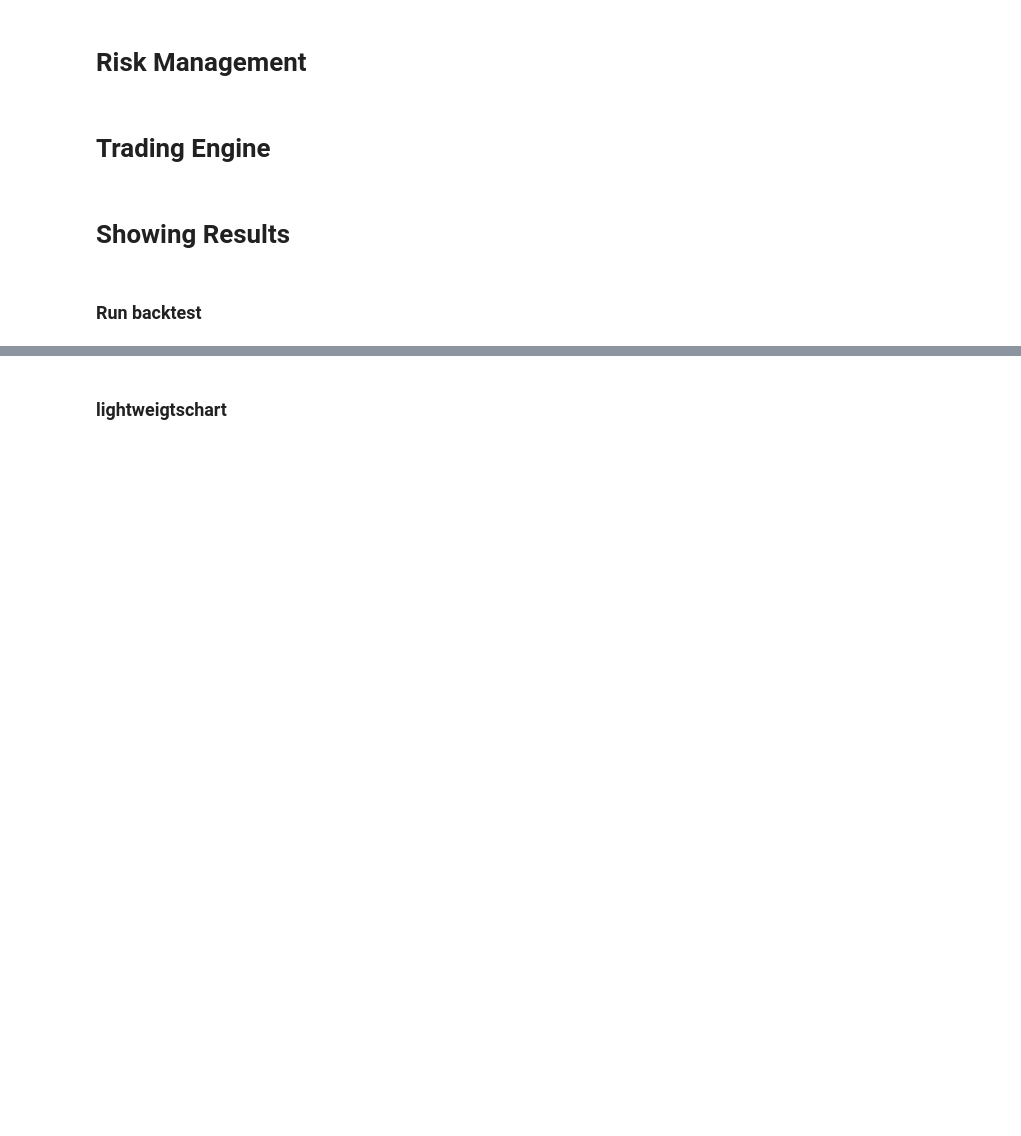
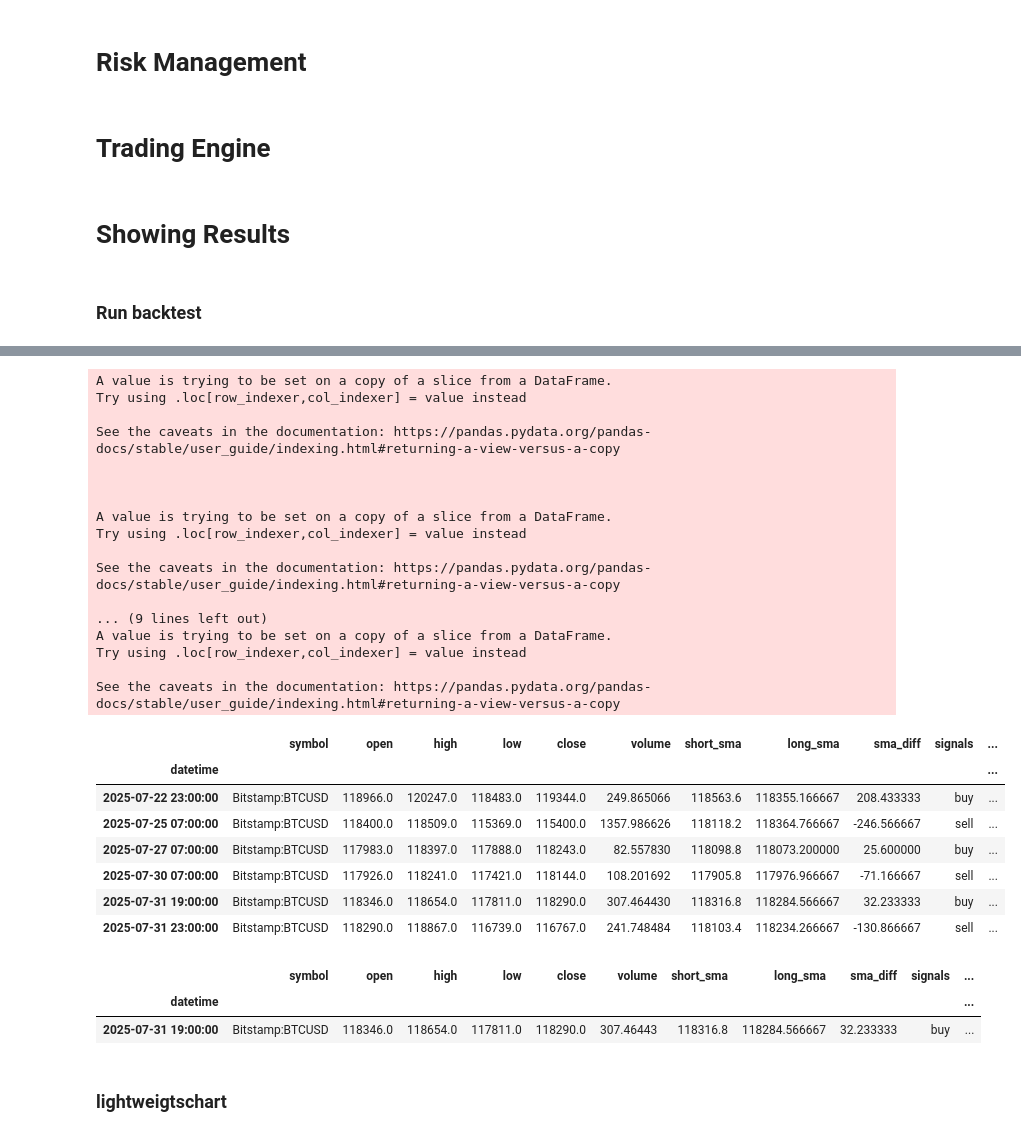
Before and after one commit to Huynh-Tr/autotrading_system, a Jupyter notebook: src/notebooks/trading.ipynb, the cells around one changed output, grey strips where cells are left out. Cells and saved outputs as stored; diff of their text form; code cells hidden in the pictures; blank space fills up the shorter version.

```diff
--- a/src/notebooks/trading.ipynb
+++ b/src/notebooks/trading.ipynb
@@ -2381,3 +2406,42 @@ class TradingEngine:
+# %%
+orders = df_merged[(df_merged['signals'] == 'sell') | (df_merged['signals'] == 'buy')]
+orders['quantity'] = 20000 / orders['close'] * ((orders['sma_diff'] > 0))
+orders['pnl'] = (orders['quantity'] * (orders['close'].shift(-1) - orders['close'])).shift(1).fillna(0) # * ((orders['sma_diff'] < 0) * 2 - 1)).fillna(0)
+orders['pnl'] = 100000 + orders['pnl'].cumsum()
+orders['%'] = ((orders['pnl'] / 100000) - 1) * 100
+orders
+# %% [output]
+A value is trying to be set on a copy of a slice from a DataFrame.
+Try using .loc[row_indexer,col_indexer] = value instead
+
+See the caveats in the documentation: https://pandas.pydata.org/pandas-docs/stable/user_guide/indexing.html#returning-a-view-versus-a-copy
+
+
+
+A value is trying to be set on a copy of a slice from a DataFrame.
+Try using .loc[row_indexer,col_indexer] = value instead
+
+See the caveats in the documentation: https://pandas.pydata.org/pandas-docs/stable/user_guide/indexing.html#returning-a-view-versus-a-copy
+
+... (9 lines left out)
+A value is trying to be set on a copy of a slice from a DataFrame.
+Try using .loc[row_indexer,col_indexer] = value instead
+
+See the caveats in the documentation: https://pandas.pydata.org/pandas-docs/stable/user_guide/indexing.html#returning-a-view-versus-a-copy
+|  | symbol | open | high | low | close | volume | short_sma | long_sma | sma_diff | signals | ... |
+| datetime |  |  |  |  |  |  |  |  |  |  | ... |
+| 2025-07-22 23:00:00 | Bitstamp:BTCUSD | 118966.0 | 120247.0 | 118483.0 | 119344.0 | 249.865066 | 118563.6 | 118355.166667 | 208.433333 | buy | ... |
+| 2025-07-25 07:00:00 | Bitstamp:BTCUSD | 118400.0 | 118509.0 | 115369.0 | 115400.0 | 1357.986626 | 118118.2 | 118364.766667 | -246.566667 | sell | ... |
+| 2025-07-27 07:00:00 | Bitstamp:BTCUSD | 117983.0 | 118397.0 | 117888.0 | 118243.0 | 82.557830 | 118098.8 | 118073.200000 | 25.600000 | buy | ... |
+| 2025-07-30 07:00:00 | Bitstamp:BTCUSD | 117926.0 | 118241.0 | 117421.0 | 118144.0 | 108.201692 | 117905.8 | 117976.966667 | -71.166667 | sell | ... |
+| 2025-07-31 19:00:00 | Bitstamp:BTCUSD | 118346.0 | 118654.0 | 117811.0 | 118290.0 | 307.464430 | 118316.8 | 118284.566667 | 32.233333 | buy | ... |
+| 2025-07-31 23:00:00 | Bitstamp:BTCUSD | 118290.0 | 118867.0 | 116739.0 | 116767.0 | 241.748484 | 118103.4 | 118234.266667 | -130.866667 | sell | ... |
+# %%
+orders[orders.index == '2025-07-31 19:00:00']
+# %% [output]
+|  | symbol | open | high | low | close | volume | short_sma | long_sma | sma_diff | signals | ... |
+| datetime |  |  |  |  |  |  |  |  |  |  | ... |
+| 2025-07-31 19:00:00 | Bitstamp:BTCUSD | 118346.0 | 118654.0 | 117811.0 | 118290.0 | 307.46443 | 118316.8 | 118284.566667 | 32.233333 | buy | ... |
 # %% [markdown]
 ### lightweigtschart
 # %%
```
Also changed, not shown: parts of 11 cells of this notebook, 14 other files.
